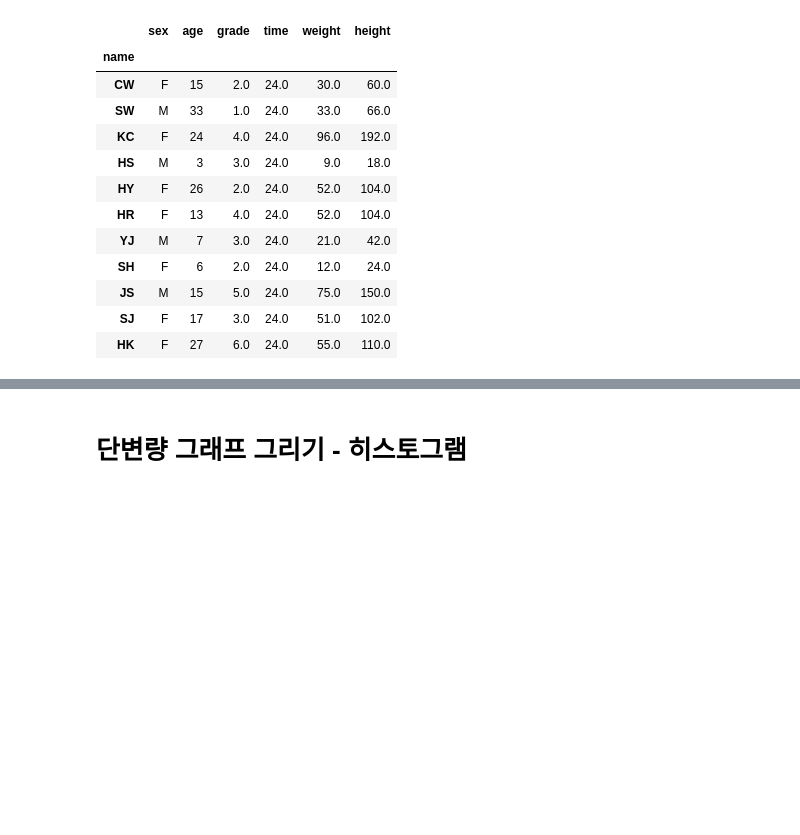
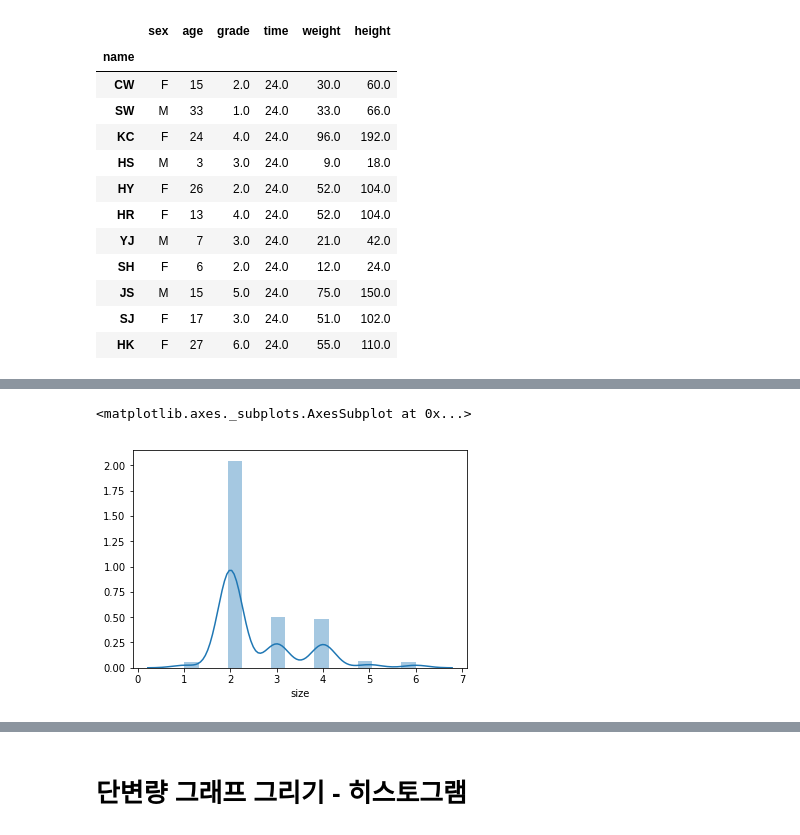
Before and after one commit to chelseashin/Do-it-Pandas-master, a Jupyter notebook: notebook/04_practice.ipynb, the cells around one changed output, grey strips where cells are left out. Drawn from its saved outputs; the diff is of its cells as text; code cells hidden in the pictures; blank space fills up the shorter version.

```diff
--- a/notebook/04_practice.ipynb
+++ b/notebook/04_practice.ipynb
@@ -1129,0 +1453,6 @@ df_missing = df.fillna('missing')
+# %%
+# sns.distplot(students['height'])
+sns.distplot(tips['size'])
+# %% [output]
+<matplotlib.axes._subplots.AxesSubplot at 0x...>
+[figure, added]
```
Also changed, not shown: parts of 49 cells of this notebook, 1 other file.
